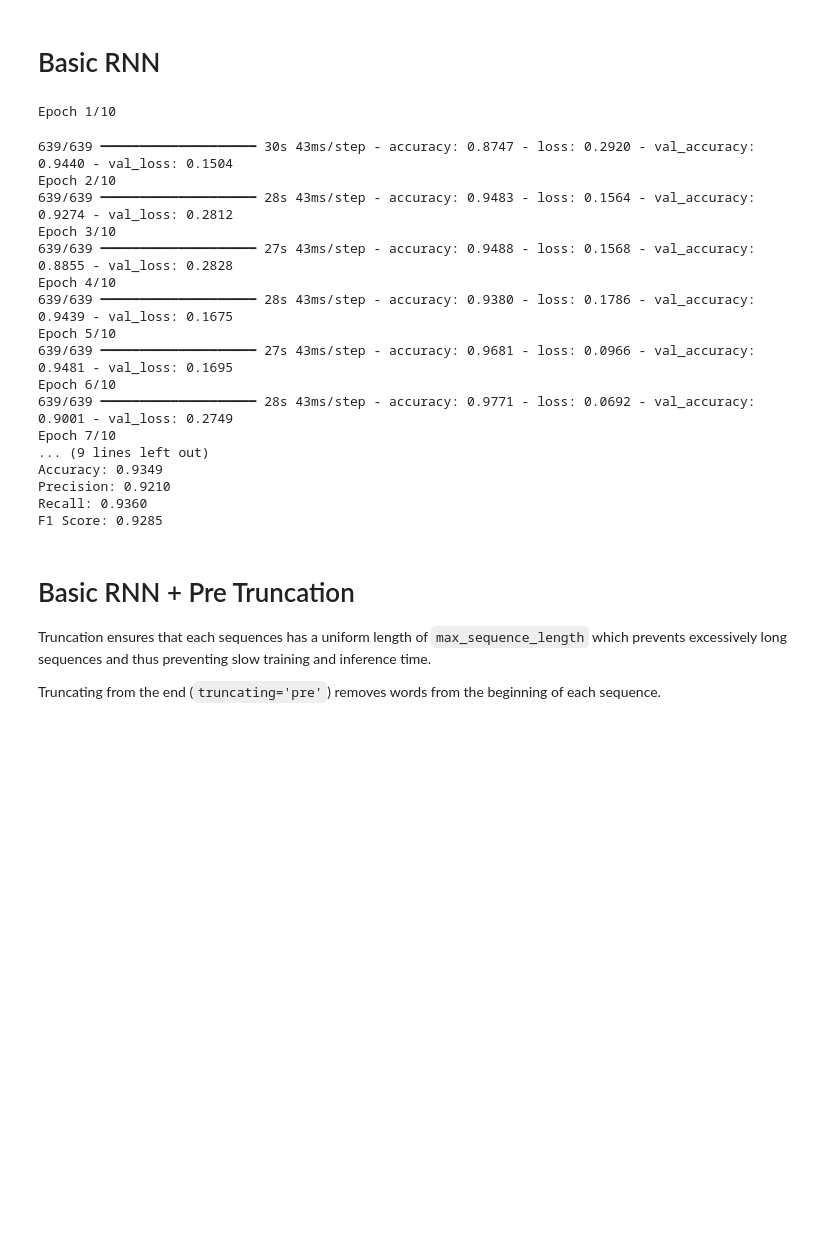
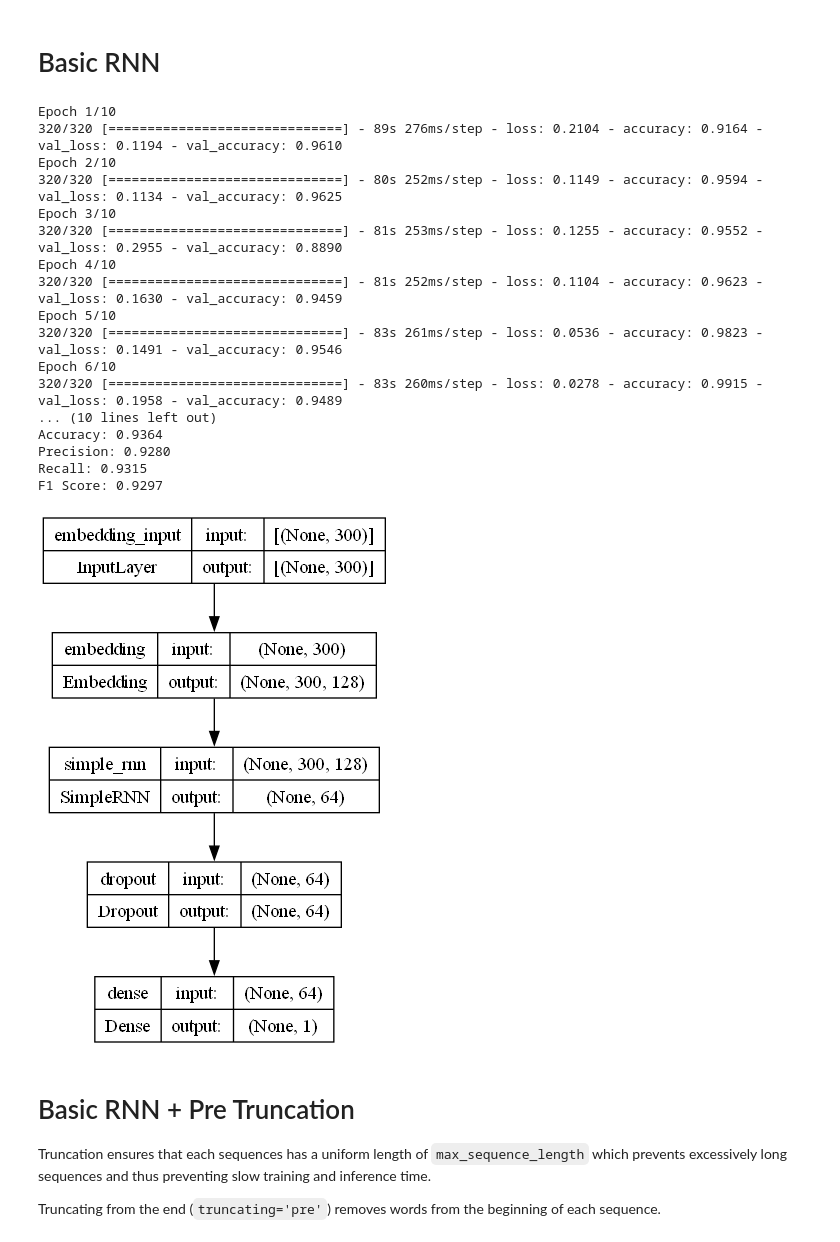
Before and after one commit to shaunzzhou/DM-Fake-News-Detection, a Jupyter notebook: model_experiements/RNN.ipynb, the cells around one changed output. Saved outputs shown, nothing was run; the diff lists cells and outputs as text; code cells hidden in the pictures; blank space fills up the shorter version.

Commit message:
Added plot to RNN

```diff
--- a/model_experiements/RNN.ipynb
+++ b/model_experiements/RNN.ipynb
@@ -102,14 +102,14 @@ X_train, X_test, y_train, y_test = train_test_split(X_padded, y, test_size=0.2,
 model = Sequential()
 model.add(Embedding(input_dim=vocab_size, output_dim=embedding_dim, input_length=max_sequence_length, trainable=True))
 model.add(SimpleRNN(64, activation='tanh'))
-model.add(Dropout(0.5))  # Add dropout for regularization
+model.add(Dropout(0.3))  # Add dropout for regularization
 model.add(Dense(1, activation='sigmoid'))   # Output layer for binary classification
 
 # Compile the model
 model.compile(optimizer='adam', loss='binary_crossentropy', metrics=['accuracy'])
 
 # Step 3: Train the Model
-model.fit(X_train, y_train, epochs=10, batch_size=64, validation_split=0.2, verbose=1)
+model.fit(X_train, y_train, epochs=10, batch_size=128, validation_split=0.2, verbose=1)
 
 # Step 4: Evaluate the Model
 y_pred_prob = model.predict(X_test)
@@ -128,23 +128,29 @@ print(f'Recall: {recall:.4f}')
 print(f'F1 Score: {f1:.4f}')
 # %% [output]
 Epoch 1/10
+320/320 [==============================] - 89s 276ms/step - loss: 0.2104 - accuracy: 0.9164 - val_loss: 0.1194 - val_accuracy: 0.9610
+Epoch 2/10
+320/320 [==============================] - 80s 252ms/step - loss: 0.1149 - accuracy: 0.9594 - val_loss: 0.1134 - val_accuracy: 0.9625
+Epoch 3/10
+320/320 [==============================] - 81s 253ms/step - loss: 0.1255 - accuracy: 0.9552 - val_loss: 0.2955 - val_accuracy: 0.8890
+Epoch 4/10
+320/320 [==============================] - 81s 252ms/step - loss: 0.1104 - accuracy: 0.9623 - val_loss: 0.1630 - val_accuracy: 0.9459
+Epoch 5/10
+320/320 [==============================] - 83s 261ms/step - loss: 0.0536 - accuracy: 0.9823 - val_loss: 0.1491 - val_accuracy: 0.9546
+Epoch 6/10
+320/320 [==============================] - 83s 260ms/step - loss: 0.0278 - accuracy: 0.9915 - val_loss: 0.1958 - val_accuracy: 0.9489
+... (10 lines left out)
+Accuracy: 0.9364
+Precision: 0.9280
+Recall: 0.9315
+F1 Score: 0.9297
-639/639 ━━━━━━━━━━━━━━━━━━━━ 30s 43ms/step - accuracy: 0.8747 - loss: 0.2920 - val_accuracy: 0.9440 - val_loss: 0.1504
-Epoch 2/10
-639/639 ━━━━━━━━━━━━━━━━━━━━ 28s 43ms/step - accuracy: 0.9483 - loss: 0.1564 - val_accuracy: 0.9274 - val_loss: 0.2812
-Epoch 3/10
-639/639 ━━━━━━━━━━━━━━━━━━━━ 27s 43ms/step - accuracy: 0.9488 - loss: 0.1568 - val_accuracy: 0.8855 - val_loss: 0.2828
-Epoch 4/10
-639/639 ━━━━━━━━━━━━━━━━━━━━ 28s 43ms/step - accuracy: 0.9380 - loss: 0.1786 - val_accuracy: 0.9439 - val_loss: 0.1675
-Epoch 5/10
-639/639 ━━━━━━━━━━━━━━━━━━━━ 27s 43ms/step - accuracy: 0.9681 - loss: 0.0966 - val_accuracy: 0.9481 - val_loss: 0.1695
-Epoch 6/10
-639/639 ━━━━━━━━━━━━━━━━━━━━ 28s 43ms/step - accuracy: 0.9771 - loss: 0.0692 - val_accuracy: 0.9001 - val_loss: 0.2749
-Epoch 7/10
-... (9 lines left out)
-Accuracy: 0.9349
-Precision: 0.9210
-Recall: 0.9360
-F1 Score: 0.9285
+# %%
+from tensorflow.keras.utils import plot_model
+
+# Plot the model architecture
+plot_model(model, to_file='model_architecture.png', show_shapes=True, show_layer_names=True)
+# %% [output]
+[figure, added]
 # %% [markdown]
 # Basic RNN + Pre Truncation
 
```
Also changed, not shown: parts of 1 cell of this notebook.
